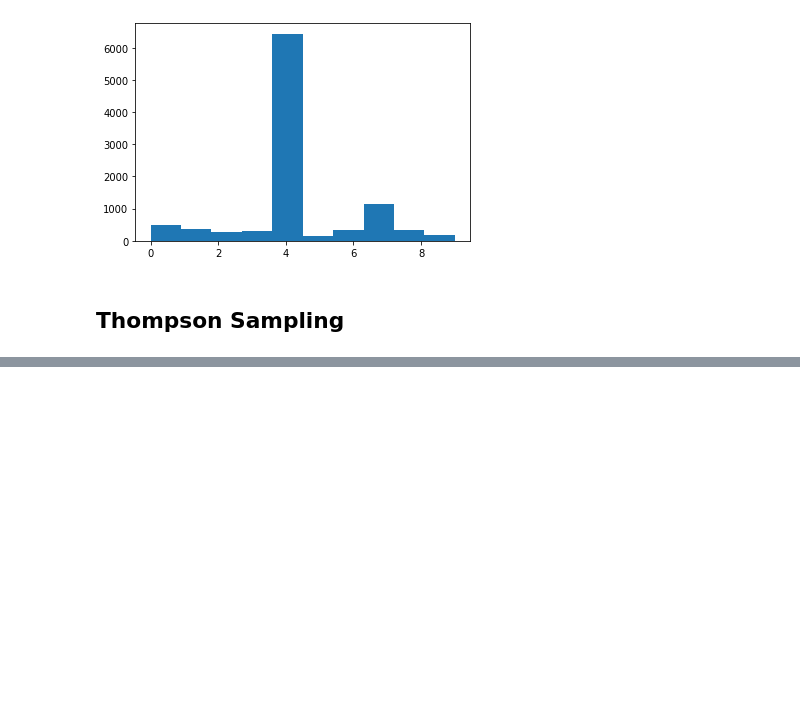
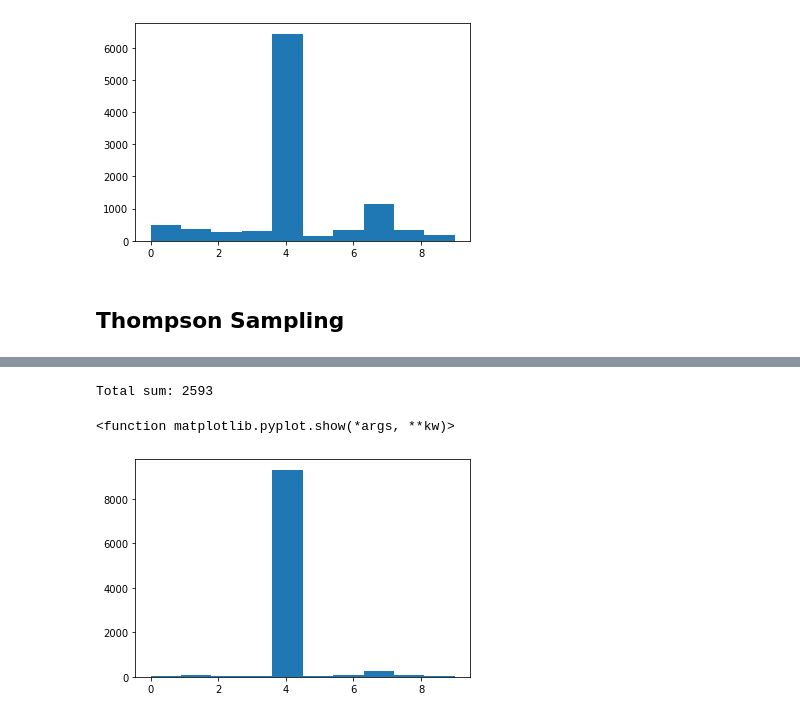
Before and after one commit to grkmkcgl/BTK-Intro-To-Machine-Learning, a Jupyter notebook: ML_BTK_6.ipynb, the cells around one changed output, grey strips where cells are left out. Cells and saved outputs as stored; diff of their text form; code cells hidden in the pictures; blank space fills up the shorter version.

```diff
--- a/ML_BTK_6.ipynb
+++ b/ML_BTK_6.ipynb
@@ -127,3 +125,12 @@ Total sum: 2211
 [figure]
 # %% [markdown]
 ## **Thompson Sampling**
+# %%
+import numpy as np
+import pandas as pd
+import matplotlib.pyplot as plt
+import random
+import math
+
+data = pd.read_csv('Ads_CTR_Optimisation.csv')
+data.head()
@@ -129,0 +144,37 @@ Total sum: 2211
+# %%
+N = 10000
+number_of_adds = 10
+reward_sum = 0
+chosen = []
+
+ones = [0] * number_of_adds
+zeros = [0] * number_of_adds
+
+for n in range(0,N):
+  ad = 0
+  max_th = 0
+  for i in range(0,number_of_adds):
+    random_beta = random.betavariate(ones[i] + 1, zeros[i] + 1)
+    if random_beta > max_th:
+      max_th = random_beta
+      ad = i
+
+  chosen.append(ad)
+  reward = data.values[n, ad]
+  if reward == 1:
+    ones[ad] += 1
+  else:
+    zeros[ad] += 1
+
+  reward_sum += reward
+
+print("Total sum: " + str(reward_sum))
+
+
+# visualize
+plt.hist(chosen)
+plt.show
+# %% [output]
+Total sum: 2593
+<function matplotlib.pyplot.show(*args, **kw)>
+[figure, added]
```
Also changed, not shown: parts of 2 cells of this notebook.
